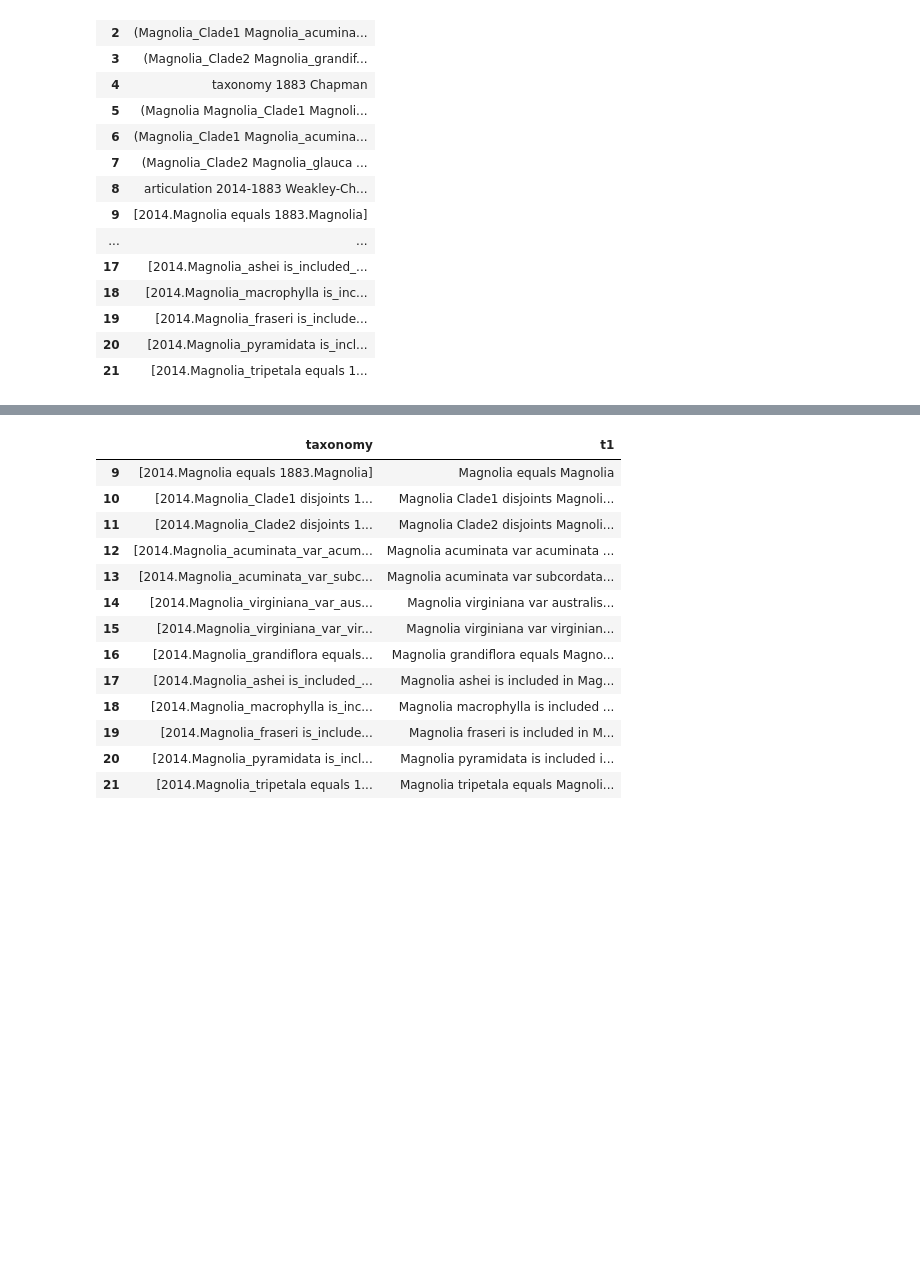
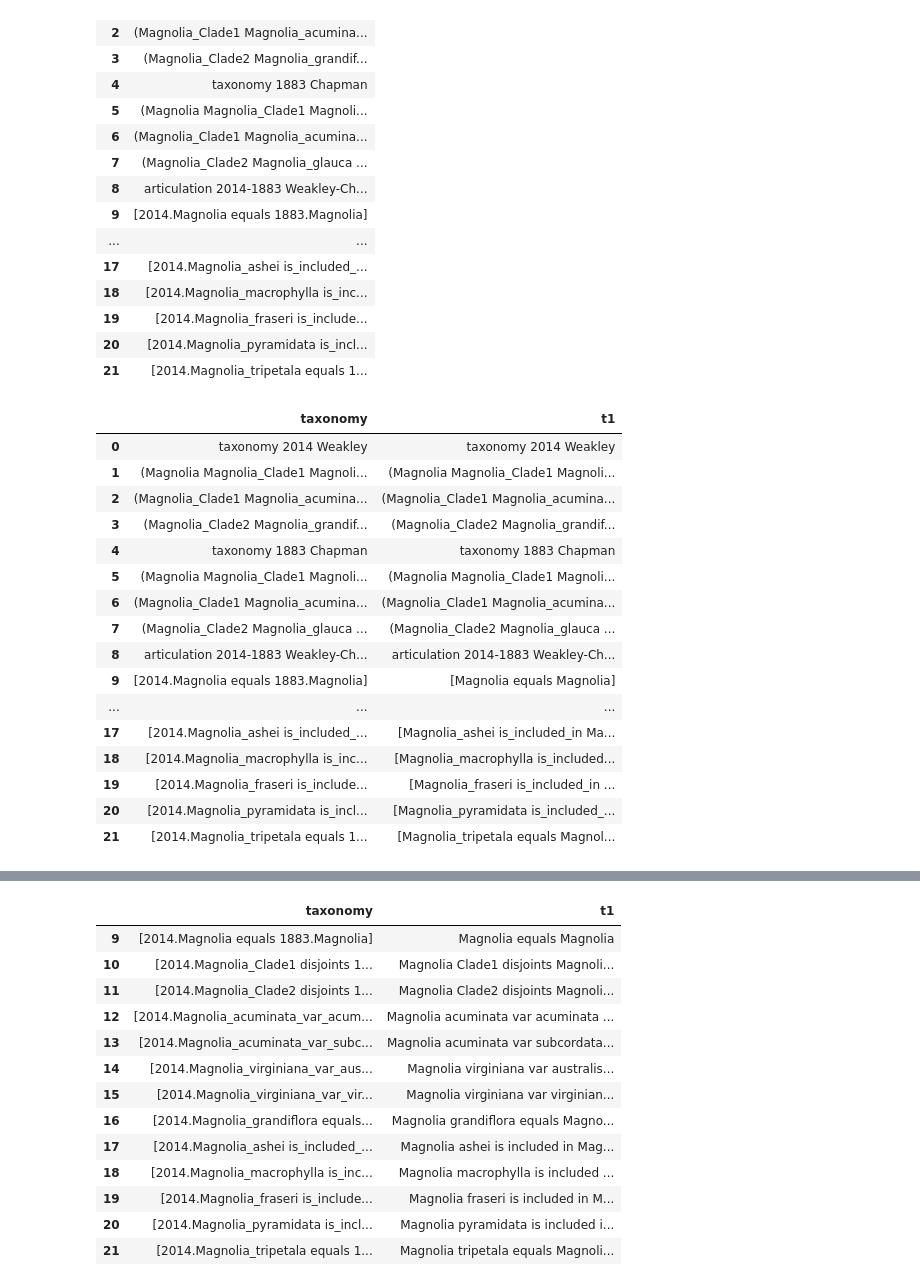
Before and after one commit to idaks/wt-biodiversity-summer-2018, a Jupyter notebook: ConceptMapping.ipynb, the cells around one changed output, grey strips where cells are left out. Cells and saved outputs as stored; diff of their text form; code cells hidden in the pictures; blank space fills up the shorter version.

```diff
--- a/ConceptMapping.ipynb
+++ b/ConceptMapping.ipynb
@@ -26,2 +33,22 @@ df
+# %%
+df
+# %% [output]
+|  | taxonomy | t1 |
+| 0 | taxonomy 2014 Weakley | taxonomy 2014 Weakley |
+| 1 | (Magnolia Magnolia_Clade1 Magnoli... | (Magnolia Magnolia_Clade1 Magnoli... |
+| 2 | (Magnolia_Clade1 Magnolia_acumina... | (Magnolia_Clade1 Magnolia_acumina... |
+| 3 | (Magnolia_Clade2 Magnolia_grandif... | (Magnolia_Clade2 Magnolia_grandif... |
+| 4 | taxonomy 1883 Chapman | taxonomy 1883 Chapman |
+| 5 | (Magnolia Magnolia_Clade1 Magnoli... | (Magnolia Magnolia_Clade1 Magnoli... |
+| 6 | (Magnolia_Clade1 Magnolia_acumina... | (Magnolia_Clade1 Magnolia_acumina... |
+| 7 | (Magnolia_Clade2 Magnolia_glauca ... | (Magnolia_Clade2 Magnolia_glauca ... |
+| 8 | articulation 2014-1883 Weakley-Ch... | articulation 2014-1883 Weakley-Ch... |
+| 9 | [2014.Magnolia equals 1883.Magnolia] | [Magnolia equals Magnolia] |
+| ... | ... | ... |
+| 17 | [2014.Magnolia_ashei is_included_... | [Magnolia_ashei is_included_in Ma... |
+| 18 | [2014.Magnolia_macrophylla is_inc... | [Magnolia_macrophylla is_included... |
+| 19 | [2014.Magnolia_fraseri is_include... | [Magnolia_fraseri is_included_in ... |
+| 20 | [2014.Magnolia_pyramidata is_incl... | [Magnolia_pyramidata is_included_... |
+| 21 | [2014.Magnolia_tripetala equals 1... | [Magnolia_tripetala equals Magnol... |
 # %%
 #copy original column to a new column and replace all the punctuation marks
```
Also changed, not shown: parts of 38 cells of this notebook, 1 other file.
